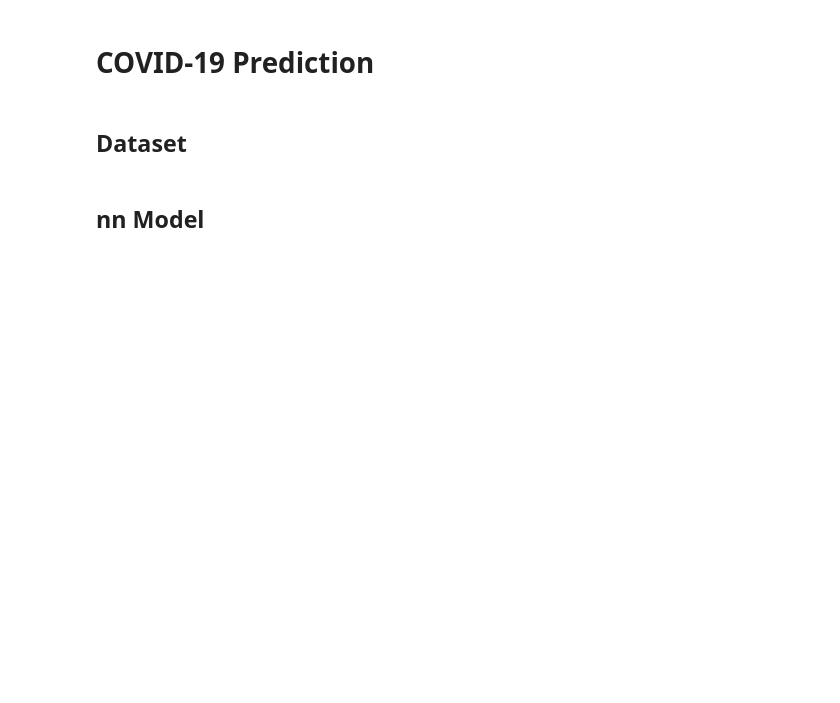
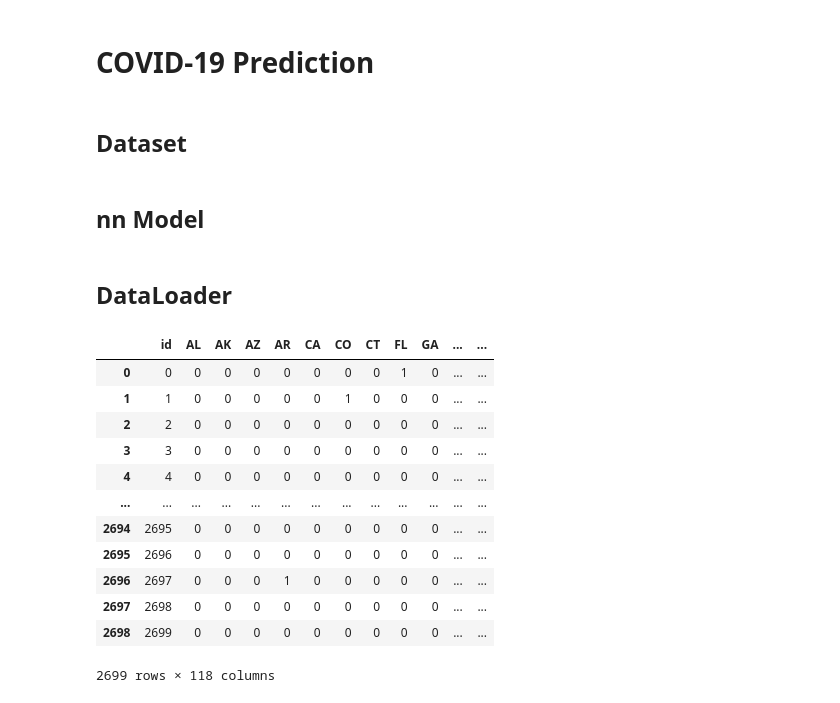
Before and after one commit to Jax922/DeepLearningStudy, a Jupyter notebook: regression/regression.ipynb, the cells around one changed output. Drawn from its saved outputs; the diff is of its cells as text; code cells hidden in the pictures; blank space fills up the shorter version.

```diff
--- a/regression/regression.ipynb
+++ b/regression/regression.ipynb
@@ -52,3 +52,23 @@ class PredModel(nn.Module):
         x = self.layers(x)
         x = x.squeeze(1)
         return x
+# %% [markdown]
+## DataLoader
+# %%
+train_df = pd.read_csv("./dataset/covid.train.csv")
+test_df = pd.read_csv("./dataset/covid.test.csv")
+train_df
+# %% [output]
+|  | id | AL | AK | AZ | AR | CA | CO | CT | FL | GA | ... | ... |
+| 0 | 0 | 0 | 0 | 0 | 0 | 0 | 0 | 0 | 1 | 0 | ... | ... |
+| 1 | 1 | 0 | 0 | 0 | 0 | 0 | 1 | 0 | 0 | 0 | ... | ... |
+| 2 | 2 | 0 | 0 | 0 | 0 | 0 | 0 | 0 | 0 | 0 | ... | ... |
+| 3 | 3 | 0 | 0 | 0 | 0 | 0 | 0 | 0 | 0 | 0 | ... | ... |
+| 4 | 4 | 0 | 0 | 0 | 0 | 0 | 0 | 0 | 0 | 0 | ... | ... |
+| ... | ... | ... | ... | ... | ... | ... | ... | ... | ... | ... | ... | ... |
+| 2694 | 2695 | 0 | 0 | 0 | 0 | 0 | 0 | 0 | 0 | 0 | ... | ... |
+| 2695 | 2696 | 0 | 0 | 0 | 0 | 0 | 0 | 0 | 0 | 0 | ... | ... |
+| 2696 | 2697 | 0 | 0 | 0 | 1 | 0 | 0 | 0 | 0 | 0 | ... | ... |
+| 2697 | 2698 | 0 | 0 | 0 | 0 | 0 | 0 | 0 | 0 | 0 | ... | ... |
+| 2698 | 2699 | 0 | 0 | 0 | 0 | 0 | 0 | 0 | 0 | 0 | ... | ... |
+2699 rows × 118 columns
```
Also changed, not shown: parts of 3 cells of this notebook, 2 other files.
